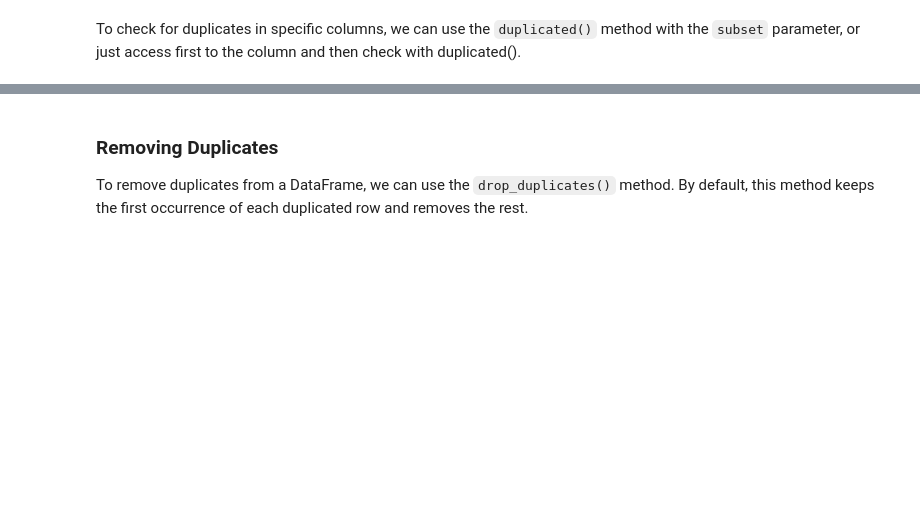
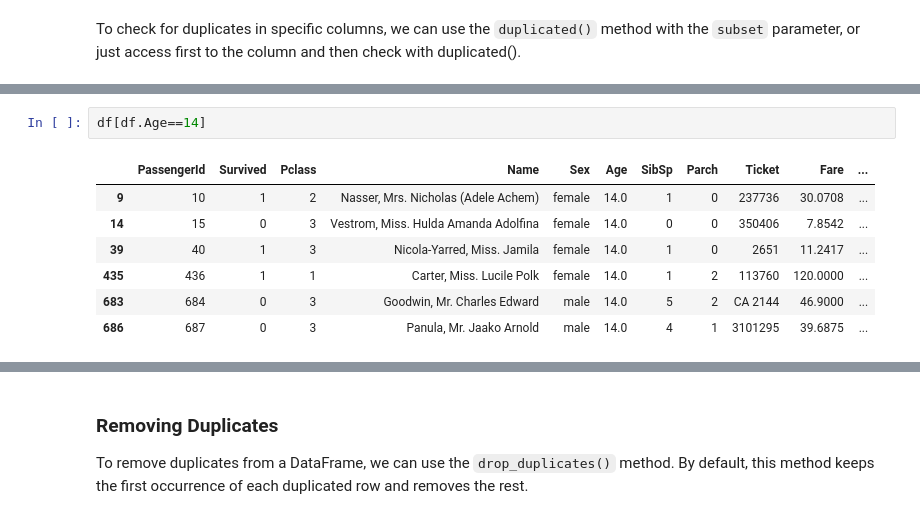
Before and after one commit to Ironhack-Data-Madrid-Enero-2024/apuntes_clase, a Jupyter notebook: semana_2/2.2_cleaning_and_data_manipulation.ipynb, the cells around one changed output, grey strips where cells are left out. Saved outputs shown, nothing was run; the diff lists cells and outputs as text; blank space fills up the shorter version.

```diff
--- a/semana_2/2.2_cleaning_and_data_manipulation.ipynb
+++ b/semana_2/2.2_cleaning_and_data_manipulation.ipynb
@@ -105,0 +552,10 @@ To check for duplicates in specific columns, we can use the `duplicated()` metho
+# %%
+df[df.Age==14]
+# %% [output]
+|  | PassengerId | Survived | Pclass | Name | Sex | Age | SibSp | Parch | Ticket | Fare | ... |
+| 9 | 10 | 1 | 2 | Nasser, Mrs. Nicholas (Adele Achem) | female | 14.0 | 1 | 0 | 237736 | 30.0708 | ... |
+| 14 | 15 | 0 | 3 | Vestrom, Miss. Hulda Amanda Adolfina | female | 14.0 | 0 | 0 | 350406 | 7.8542 | ... |
+| 39 | 40 | 1 | 3 | Nicola-Yarred, Miss. Jamila | female | 14.0 | 1 | 0 | 2651 | 11.2417 | ... |
+| 435 | 436 | 1 | 1 | Carter, Miss. Lucile Polk | female | 14.0 | 1 | 2 | 113760 | 120.0000 | ... |
+| 683 | 684 | 0 | 3 | Goodwin, Mr. Charles Edward | male | 14.0 | 5 | 2 | CA 2144 | 46.9000 | ... |
+| 686 | 687 | 0 | 3 | Panula, Mr. Jaako Arnold | male | 14.0 | 4 | 1 | 3101295 | 39.6875 | ... |
```
Also changed, not shown: parts of 113 cells of this notebook, 1 other file.
